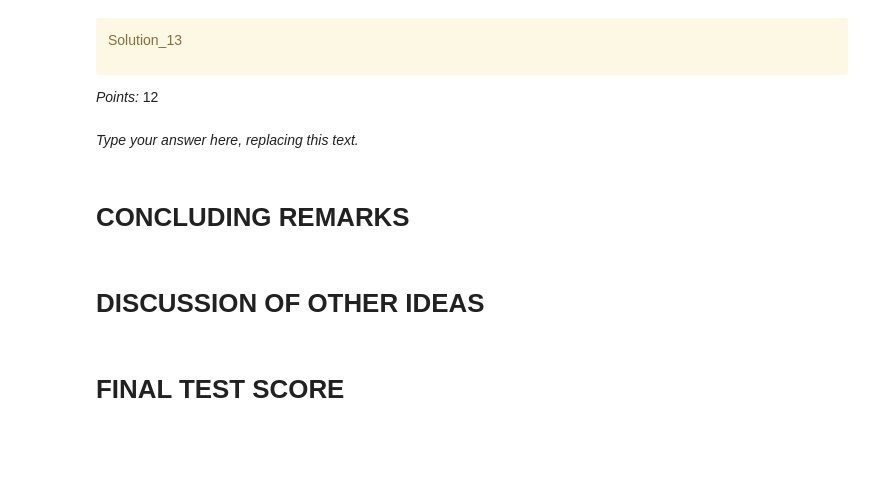
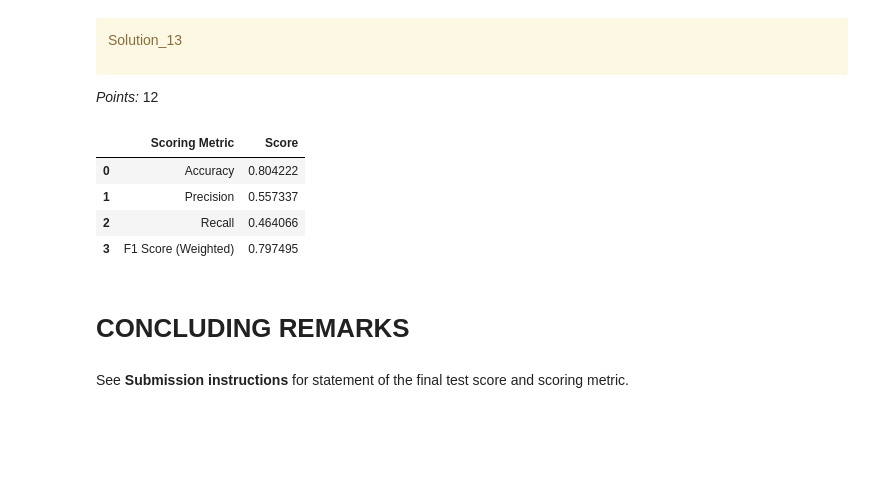
Before and after one commit to ivy-ll/cs330hw5, a Jupyter notebook: hw5.ipynb, the cells around one changed output. Cells and saved outputs as stored; diff of their text form; code cells hidden in the pictures.

```diff
--- a/hw5.ipynb
+++ b/hw5.ipynb
@@ -1145,5 +1151,3 @@ Solution_13
 </div>
 
 _Points:_ 12
-# %% [markdown]
-_Type your answer here, replacing this text._
@@ -1152,9 +1154,19 @@ _Type your answer here, replacing this text._
+# %%
+summary_df = pd.DataFrame({
+    "Scoring Metric": ["Accuracy", "Precision", "Recall", "F1 Score (Weighted)"],
+    "Score": [accuracy_rf, precision_rf, recall_rf, f1_rf]
+})
+summary_df
+# %% [output]
+|  | Scoring Metric | Score |
+| 0 | Accuracy | 0.804222 |
+| 1 | Precision | 0.557337 |
+| 2 | Recall | 0.464066 |
+| 3 | F1 Score (Weighted) | 0.797495 |
 # %% [markdown]
 # CONCLUDING REMARKS
-# %% [markdown]
-# DISCUSSION OF OTHER IDEAS
-# %% [markdown]
-# FINAL TEST SCORE
+# %% [markdown]
+See **Submission instructions** for statement of the final test score and scoring metric.
 # %% [markdown]
 <!-- END QUESTION -->
 
```
Also changed, not shown: parts of 35 cells of this notebook, 1 other file.
